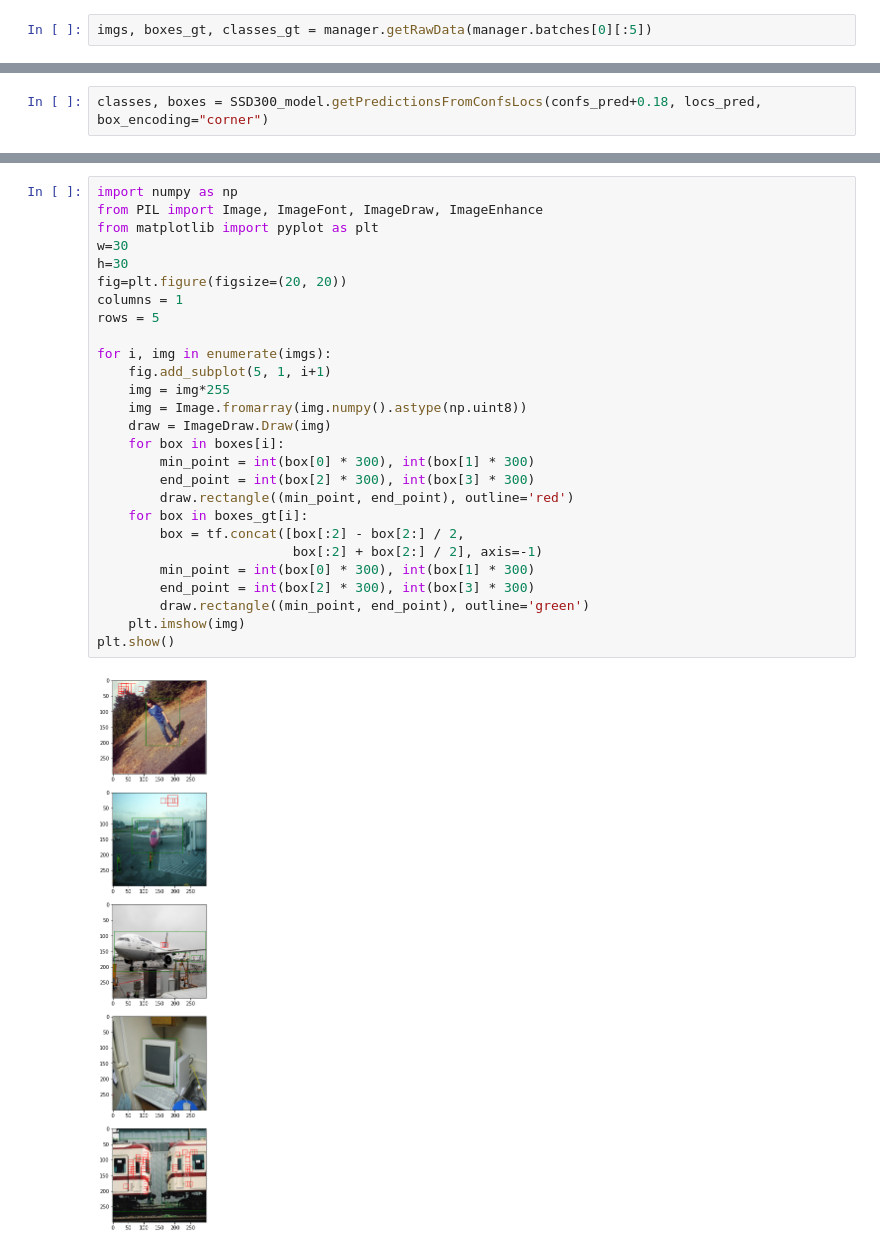
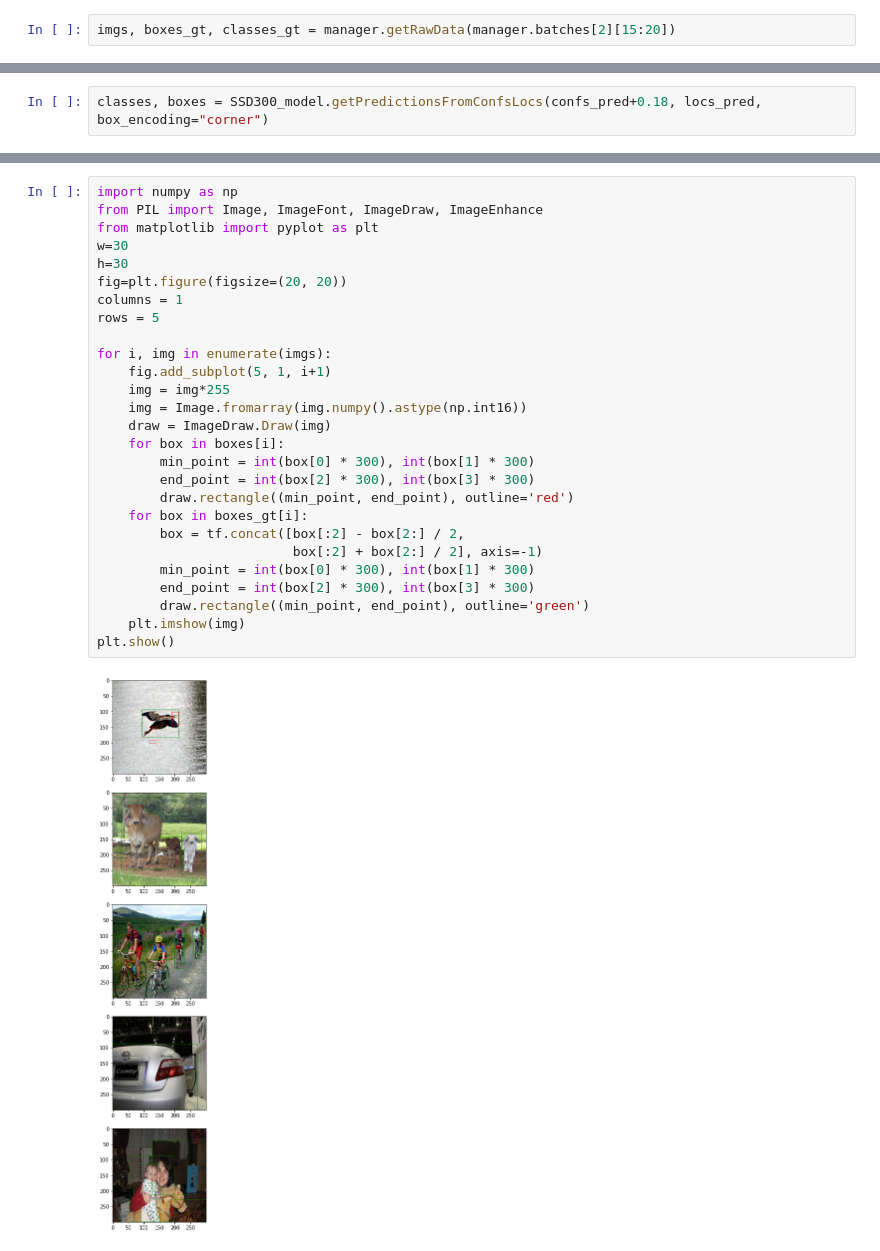
Before and after one commit to Apiquet/Tracking_SSD_ReID, a Jupyter notebook: test_SSD300.ipynb, the cells around one changed output, grey strips where cells are left out. Saved outputs shown, nothing was run; the diff lists cells and outputs as text.

```diff
--- a/test_SSD300.ipynb
+++ b/test_SSD300.ipynb
@@ -95,7 +95,7 @@ from data_management.VOC2012ManagerObjDetection import VOC2012ManagerObjDetectio
 # %%
 manager = VOC2012ManagerObjDetection("C:/Users/antho/Documents/GitHub/data/VOCdevkit/VOC2012/")
 # %%
-imgs, boxes_gt, classes_gt = manager.getRawData(manager.batches[0][:5])
+imgs, boxes_gt, classes_gt = manager.getRawData(manager.batches[2][15:20])
 # %%
 from models.SSD300 import SSD300
 import tensorflow as tf
@@ -125,29 +125,29 @@ UniqueWithCountsV2(y=<tf.Tensor: shape=(2,), dtype=int64, numpy=array([15,  6],
 # %%
 import numpy as np
 from PIL import Image, ImageFont, ImageDraw, ImageEnhance
 from matplotlib import pyplot as plt
 w=30
 h=30
 fig=plt.figure(figsize=(20, 20))
 columns = 1
 rows = 5
 
 for i, img in enumerate(imgs):
     fig.add_subplot(5, 1, i+1)
     img = img*255
-    img = Image.fromarray(img.numpy().astype(np.uint8))
+    img = Image.fromarray(img.numpy().astype(np.int16))
     draw = ImageDraw.Draw(img)
     for box in boxes[i]:
         min_point = int(box[0] * 300), int(box[1] * 300)
         end_point = int(box[2] * 300), int(box[3] * 300)
         draw.rectangle((min_point, end_point), outline='red')
     for box in boxes_gt[i]:
         box = tf.concat([box[:2] - box[2:] / 2,
                          box[:2] + box[2:] / 2], axis=-1)
         min_point = int(box[0] * 300), int(box[1] * 300)
         end_point = int(box[2] * 300), int(box[3] * 300)
         draw.rectangle((min_point, end_point), outline='green')
     plt.imshow(img)
 plt.show()
 # %% [output]
-[figure, old version]
+[figure, new version]
```
Also changed, not shown: parts of 2 cells of this notebook, 3 other files.
